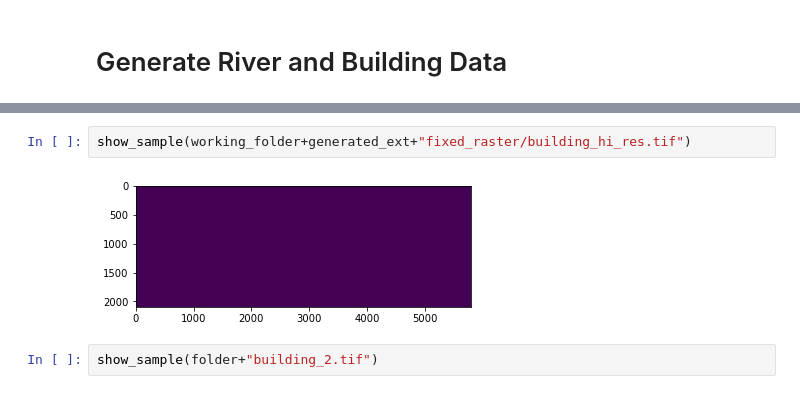
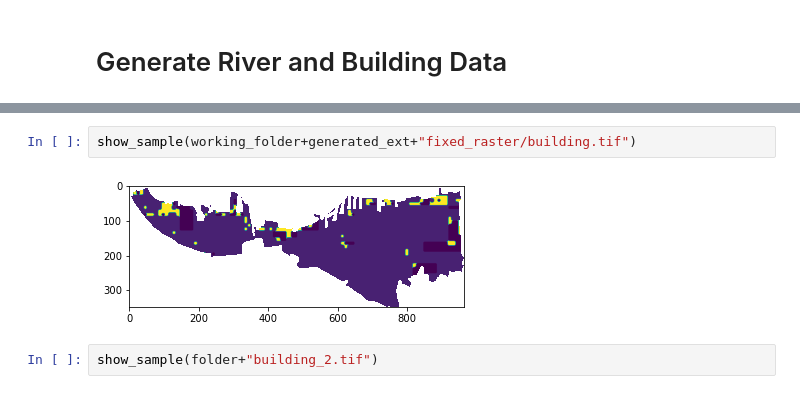
Before and after one commit to joshlam123/disaster_preprocessing, a Jupyter notebook: example_1/All Preprocessing.ipynb, the cells around one changed output, grey strips where cells are left out. Drawn from its saved outputs; the diff is of its cells as text.

Commit message:
fixing river and building raster

```diff
--- a/example_1/All Preprocessing.ipynb
+++ b/example_1/All Preprocessing.ipynb
@@ -518,6 +444,6 @@ xds, crs, nodata, bounds, width, height, transform
 # %%
-show_sample(working_folder+generated_ext+"fixed_raster/building_hi_res.tif")
+show_sample(working_folder+generated_ext+"fixed_raster/building.tif")
 # %% [output]
-[figure, old version]
+[figure, new version]
 # %%
 show_sample(folder+"building_2.tif")
```
Also changed, not shown: parts of 6 cells of this notebook, 13 other files.
